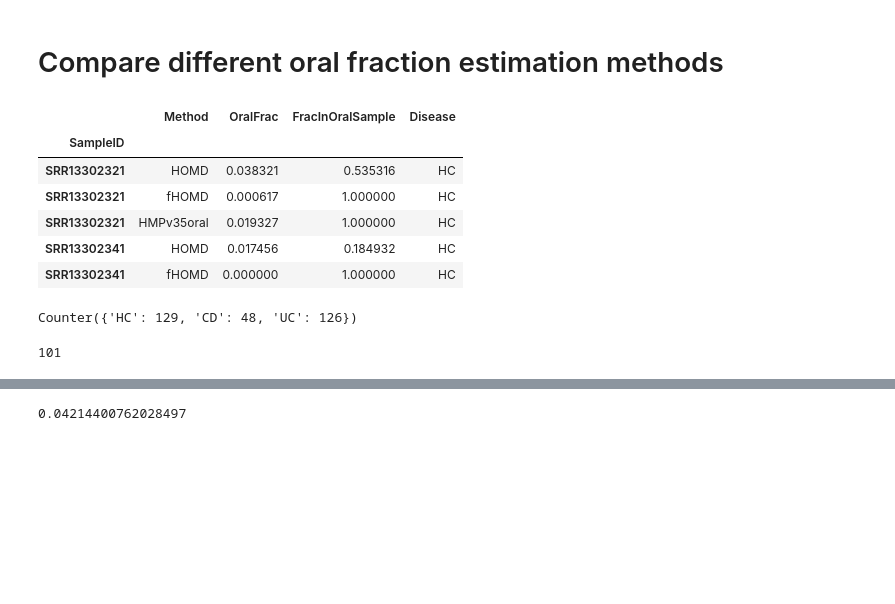
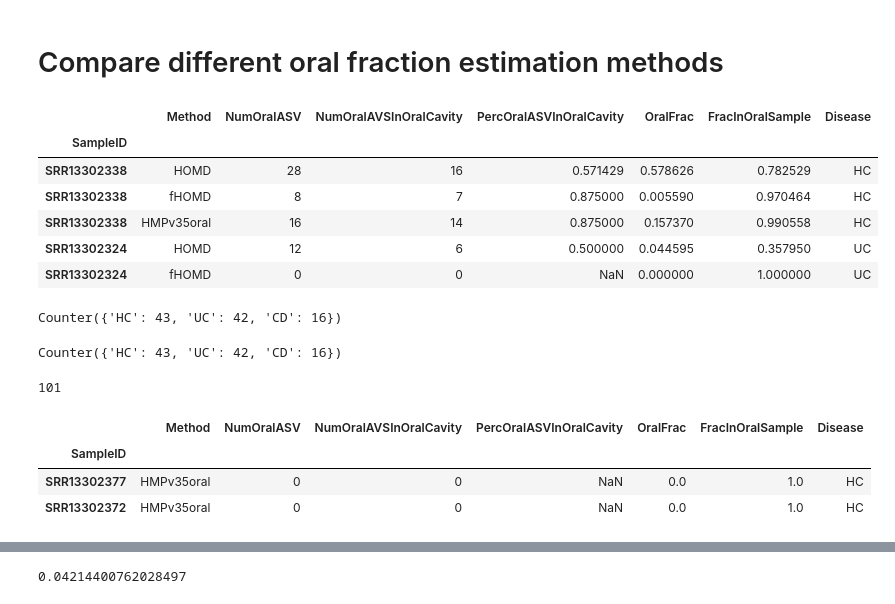
Before and after one commit to liaochen1988/Manuscript_oral_bacteria_in_feces, a Jupyter notebook: codes/validation_human_experiments/Imai_2021JCI/main_analysis.ipynb, the cells around one changed output, grey strips where cells are left out. Saved outputs shown, nothing was run; the diff lists cells and outputs as text; code cells hidden in the pictures; blank space fills up the shorter version.

```diff
--- a/codes/validation_human_experiments/Imai_2021JCI/main_analysis.ipynb
+++ b/codes/validation_human_experiments/Imai_2021JCI/main_analysis.ipynb
@@ -105,7 +107,7 @@ for sub in all_subjects:
 
     # oral sequences
     df_oral_seqs = df_relabun.loc[oral_sample_id]
-    oral_seqs = list(df_oral_seqs[df_oral_seqs>1e-3].index)
+    oral_seqs = list(df_oral_seqs[df_oral_seqs>0].index)
 
     # HOMD, all hits
     HOMD_hit = set(df_blast_HOMD.query_accver).intersection(set(df_relabun.columns))
@@ -115,53 +117,90 @@ for sub in all_subjects:
     oral_seqs_w_HOMD_hit = set(oral_seqs).intersection(set(df_blast_HOMD.query_accver).intersection(set(df_relabun.columns)))
     oral_frac_HOMD_overlap = df_relabun.loc[gut_sample_id, oral_seqs_w_HOMD_hit].sum()
 
+    # HOMD, hits found in oral cavity
+    fecal_asvs_HOMD=list(df_relabun.loc[gut_sample_id][df_relabun.loc[gut_sample_id]>0].index)
+    fecal_asvs_inferred_as_oral_HOMD = set(fecal_asvs_HOMD).intersection(set(df_blast_HOMD.query_accver))
+    fecal_asvs_inferred_as_oral_present_in_oral_cavity_HOMD = fecal_asvs_inferred_as_oral_HOMD.intersection(oral_seqs)
+    if len(fecal_asvs_inferred_as_oral_HOMD)>0:
+        percent_hits_in_oral_cavity_HOMD = len(fecal_asvs_inferred_as_oral_present_in_oral_cavity_HOMD)/len(fecal_asvs_inferred_as_oral_HOMD)
+
     # fHOMD, all hits
     fHOMD_hit = set(df_blast_fHOMD.query_accver).intersection(set(df_relabun.columns))
     oral_frac_fHOMD = df_relabun.loc[gut_sample_id, fHOMD_hit].sum()
 
     # fHOMD, hits present in oral cavity
     oral_seqs_w_fHOMD_hit = set(oral_seqs).intersection(set(df_blast_fHOMD.query_accver).intersection(set(df_relabun.columns)))
     oral_frac_fHOMD_overlap = df_relabun.loc[gut_sample_id, oral_seqs_w_fHOMD_hit].sum()
+
+    # fHOMD, hits found in oral cavity
+    fecal_asvs_fHOMD=list(df_relabun.loc[gut_sample_id][df_relabun.loc[gut_sample_id]>0].index)
+    fecal_asvs_inferred_as_oral_fHOMD = set(fecal_asvs_fHOMD).intersection(set(df_blast_fHOMD.query_accver))
+    fecal_asvs_inferred_as_oral_present_in_oral_cavity_fHOMD = fecal_asvs_inferred_as_oral_fHOMD.intersection(oral_seqs)
+    if len(fecal_asvs_inferred_as_oral_fHOMD)>0:
+        percent_hits_in_oral_cavity_fHOMD = len(fecal_asvs_inferred_as_oral_present_in_oral_cavity_fHOMD)/len(fecal_asvs_inferred_as_oral_fHOMD)
 
     # HMPv35oral, all hits
     HMPv35oral_hit = set(df_blast_HMPv35oral.query_accver).intersection(set(df_relabun.columns))
     oral_frac_HMPv35oral = df_relabun.loc[gut_sample_id, HMPv35oral_hit].sum()
 
     # HMPv35oral, hits present in oral cavity
     oral_seqs_w_HMPv35oral_hit = set(oral_seqs).intersection(set(df_blast_HMPv35oral.query_accver).intersection(set(df_relabun.columns)))
     oral_frac_HMPv35oral_overlap = df_relabun.loc[gut_sample_id, oral_seqs_w_HMPv35oral_hit].sum()
 
+    # HMPv35oral, hits found in oral cavity
+    fecal_asvs_HMPv35oral=list(df_relabun.loc[gut_sample_id][df_relabun.loc[gut_sample_id]>0].index)
+    fecal_asvs_inferred_as_oral_HMPv35oral = set(fecal_asvs_HMPv35oral).intersection(set(df_blast_HMPv35oral.query_accver))
+    fecal_asvs_inferred_as_oral_present_in_oral_cavity_HMPv35oral = fecal_asvs_inferred_as_oral_HMPv35oral.intersection(oral_seqs)
+    if len(fecal_asvs_inferred_as_oral_HMPv35oral)>0:
+        percent_hits_in_oral_cavity_HMPv35oral = len(fecal_asvs_inferred_as_oral_present_in_oral_cavity_HMPv35oral)/len(fecal_asvs_inferred_as_oral_HMPv35oral)
+
     if oral_frac_HOMD==0:
-        res.append([gut_sample_id, 'HOMD', oral_frac_HOMD, 1.0, disease])
+        res.append([gut_sample_id, 'HOMD', 0, 0, np.NaN, oral_frac_HOMD, 1.0, disease])
     else:
-        res.append([gut_sample_id, 'HOMD', oral_frac_HOMD, oral_frac_HOMD_overlap/oral_frac_HOMD, disease])
+        res.append([gut_sample_id, 'HOMD', len(fecal_asvs_inferred_as_oral_HOMD), len(fecal_asvs_inferred_as_oral_present_in_oral_cavity_HOMD),
+                    percent_hits_in_oral_cavity_HOMD, oral_frac_HOMD, oral_frac_HOMD_overlap/oral_frac_HOMD, disease])
 
     if oral_frac_fHOMD==0:
-        res.append([gut_sample_id, 'fHOMD', oral_frac_fHOMD, 1.0, disease])
+        res.append([gut_sample_id, 'fHOMD', 0, 0, np.NaN, oral_frac_fHOMD, 1.0, disease])
     else:
-        res.append([gut_sample_id, 'fHOMD', oral_frac_fHOMD, oral_frac_fHOMD_overlap/oral_frac_fHOMD, disease])
+        res.append([gut_sample_id, 'fHOMD', len(fecal_asvs_inferred_as_oral_fHOMD), len(fecal_asvs_inferred_as_oral_present_in_oral_cavity_fHOMD),
+                    percent_hits_in_oral_cavity_fHOMD, oral_frac_fHOMD, oral_frac_fHOMD_overlap/oral_frac_fHOMD, disease])
 
     if oral_frac_HMPv35oral==0:
-        res.append([gut_sample_id, 'HMPv35oral', oral_frac_HMPv35oral, 1.0, disease])
+        res.append([gut_sample_id, 'HMPv35oral', 0, 0, np.NaN, oral_frac_HMPv35oral, 1.0, disease])
     else:
-        res.append([gut_sample_id, 'HMPv35oral', oral_frac_HMPv35oral, oral_frac_HMPv35oral_overlap/oral_frac_HMPv35oral, disease])
+        res.append([gut_sample_id, 'HMPv35oral', len(fecal_asvs_inferred_as_oral_HMPv35oral), len(fecal_asvs_inferred_as_oral_present_in_oral_cavity_HMPv35oral),
+                    percent_hits_in_oral_cavity_HMPv35oral, oral_frac_HMPv35oral, oral_frac_HMPv35oral_overlap/oral_frac_HMPv35oral, disease])
 
-df_res = pd.DataFrame(res, columns=['SampleID','Method','OralFrac','FracInOralSample','Disease']).set_index('SampleID')
+df_res = pd.DataFrame(res, columns=['SampleID','Method','NumOralASV','NumOralAVSInOralCavity','PercOralASVInOralCavity','OralFrac','FracInOralSample','Disease']).set_index('SampleID')
 df_res.head()
 # %% [output]
-|  | Method | OralFrac | FracInOralSample | Disease |
-| SampleID |  |  |  |  |
-| SRR13302321 | HOMD | 0.038321 | 0.535316 | HC |
-| SRR13302321 | fHOMD | 0.000617 | 1.000000 | HC |
-| SRR13302321 | HMPv35oral | 0.019327 | 1.000000 | HC |
-| SRR13302341 | HOMD | 0.017456 | 0.184932 | HC |
-| SRR13302341 | fHOMD | 0.000000 | 1.000000 | HC |
+|  | Method | NumOralASV | NumOralAVSInOralCavity | PercOralASVInOralCavity | OralFrac | FracInOralSample | Disease |
+| SampleID |  |  |  |  |  |  |  |
+| SRR13302338 | HOMD | 28 | 16 | 0.571429 | 0.578626 | 0.782529 | HC |
+| SRR13302338 | fHOMD | 8 | 7 | 0.875000 | 0.005590 | 0.970464 | HC |
+| SRR13302338 | HMPv35oral | 16 | 14 | 0.875000 | 0.157370 | 0.990558 | HC |
+| SRR13302324 | HOMD | 12 | 6 | 0.500000 | 0.044595 | 0.357950 | UC |
+| SRR13302324 | fHOMD | 0 | 0 | NaN | 0.000000 | 1.000000 | UC |
 # %%
-Counter(df_meta.loc[df_res.index].Disease)
+Counter(df_meta.loc[df_res[df_res.Method=='HMPv35oral'].index].Disease)
 # %% [output]
-Counter({'HC': 129, 'CD': 48, 'UC': 126})
+Counter({'HC': 43, 'UC': 42, 'CD': 16})
+# %%
+df_meta2 = df_meta.loc[df_res[df_res.Method=='HMPv35oral'].index]
+Counter(df_meta2[df_meta2.BodySite=='stool'].Disease)
+# %% [output]
+Counter({'HC': 43, 'UC': 42, 'CD': 16})
 # %%
 len(set(df_res.index))
 # %% [output]
 101
+# %%
+# number of samples with zero fraction of oral-typical ASV
+df_res[(df_res.Method=='HMPv35oral') & (df_res.OralFrac==0)]
+# %% [output]
+|  | Method | NumOralASV | NumOralAVSInOralCavity | PercOralASVInOralCavity | OralFrac | FracInOralSample | Disease |
+| SampleID |  |  |  |  |  |  |  |
+| SRR13302377 | HMPv35oral | 0 | 0 | NaN | 0.0 | 1.0 | HC |
+| SRR13302372 | HMPv35oral | 0 | 0 | NaN | 0.0 | 1.0 | HC |
 # %%
```
Also changed, not shown: parts of 20 cells of this notebook, 42 other files.
